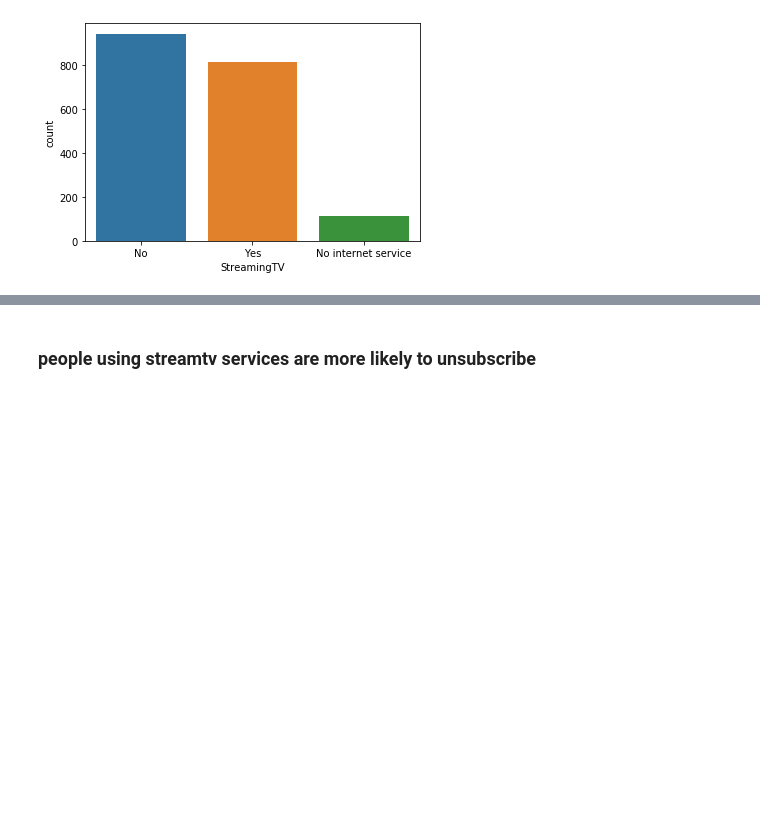
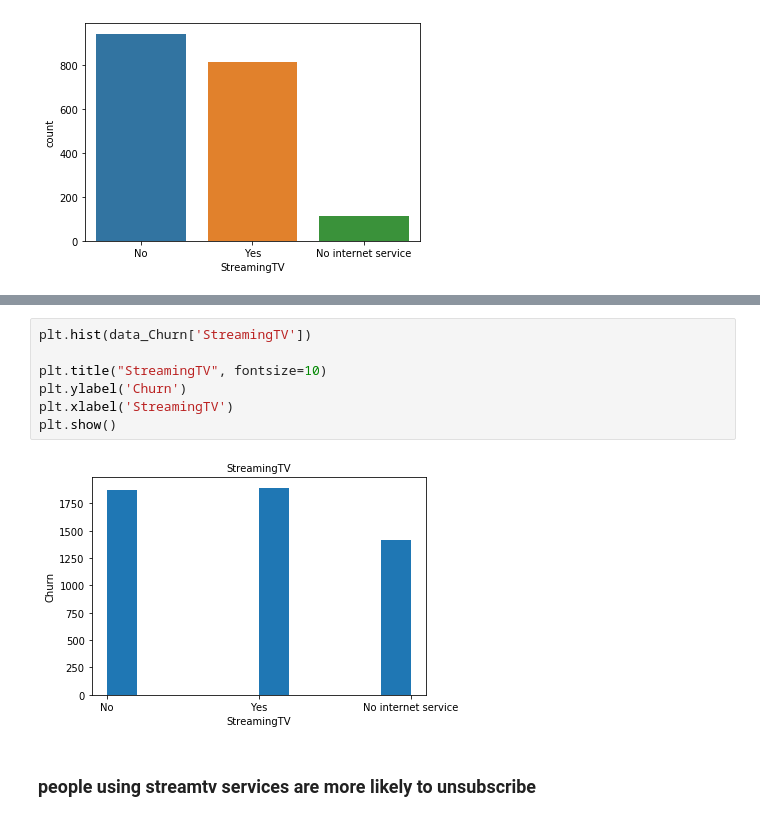
Before and after one commit to Bretius/Churn_Project, a Jupyter notebook: BretiusMustaphat_projetIBM.ipynb, the cells around one changed output, grey strips where cells are left out. Cells and saved outputs as stored; diff of their text form; blank space fills up the shorter version.

```diff
--- a/BretiusMustaphat_projetIBM.ipynb
+++ b/BretiusMustaphat_projetIBM.ipynb
@@ -277,3 +291,12 @@ ax = sns.countplot(x="StreamingTV", data = data_Churn)
+# %%
+plt.hist(data_Churn['StreamingTV'])
+
+plt.title("StreamingTV", fontsize=10)
+plt.ylabel('Churn')
+plt.xlabel('StreamingTV')
+plt.show()
+# %% [output]
+[figure, added]
 # %% [markdown]
 ### people using streamtv services are more likely to unsubscribe
 # %%
```
Also changed, not shown: parts of 38 cells of this notebook, 1 other file.
